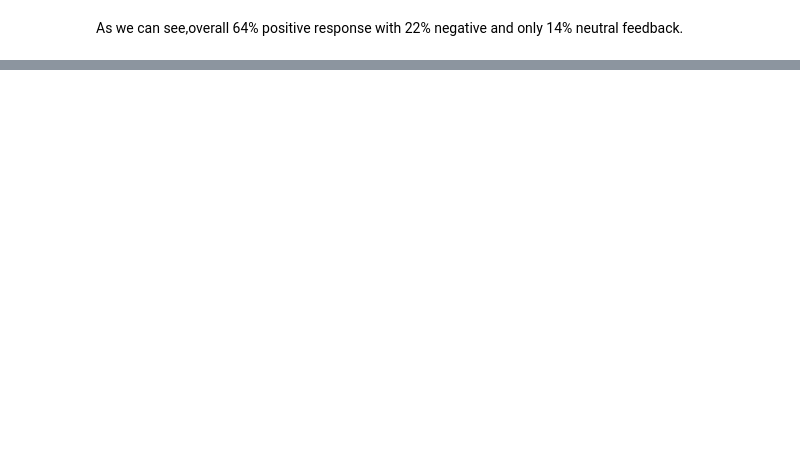
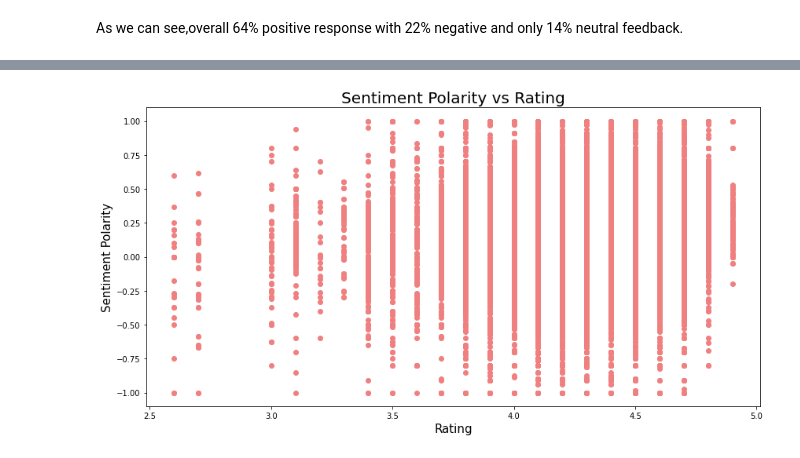
Before and after one commit to meetdelvadiya/Play-Store-App-Review-Analysis, a Jupyter notebook: Play_Store_App_Review_Analysis_Meet_Delvadiya.ipynb, the cells around one changed output, grey strips where cells are left out. Saved outputs shown, nothing was run; the diff lists cells and outputs as text; code cells hidden in the pictures; blank space fills up the shorter version.

```diff
--- a/Play_Store_App_Review_Analysis_Meet_Delvadiya.ipynb
+++ b/Play_Store_App_Review_Analysis_Meet_Delvadiya.ipynb
@@ -614,0 +644,12 @@ plt.show()
+# %%
+#Merging dataset for correlation
+df_play_user=pd.merge(df,df_user,on='App',how='left')
+# %%
+plt.scatter(df_play_user['Rating'],df_play_user['Sentiment_Polarity'],color='lightcoral')
+plt.xlabel('Rating',size=15)
+plt.ylabel('Sentiment Polarity',size=15)
+plt.title('Sentiment Polarity vs Rating',size=20)
+plt.rcParams['figure.figsize'] = (12,6)
+plt.show()
+# %% [output]
+[figure, added]
```
Also changed, not shown: parts of 20 cells of this notebook.
